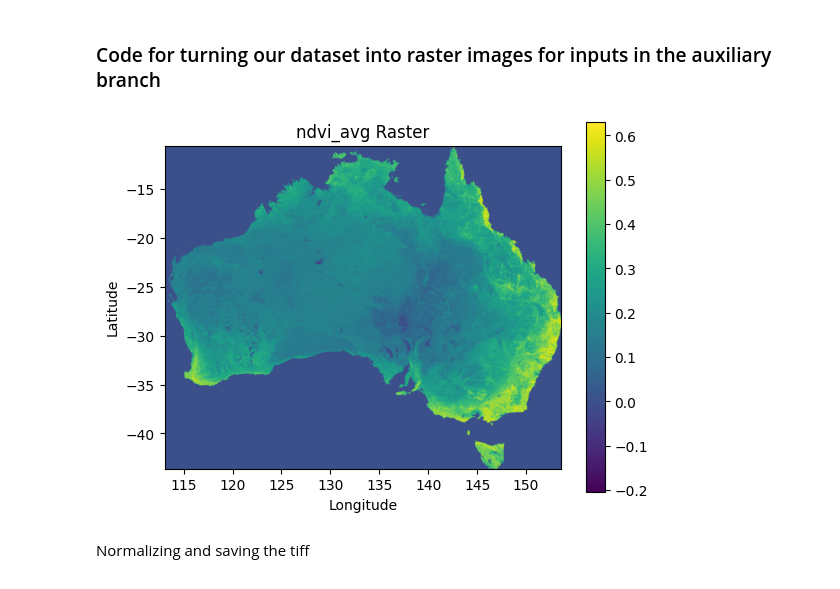
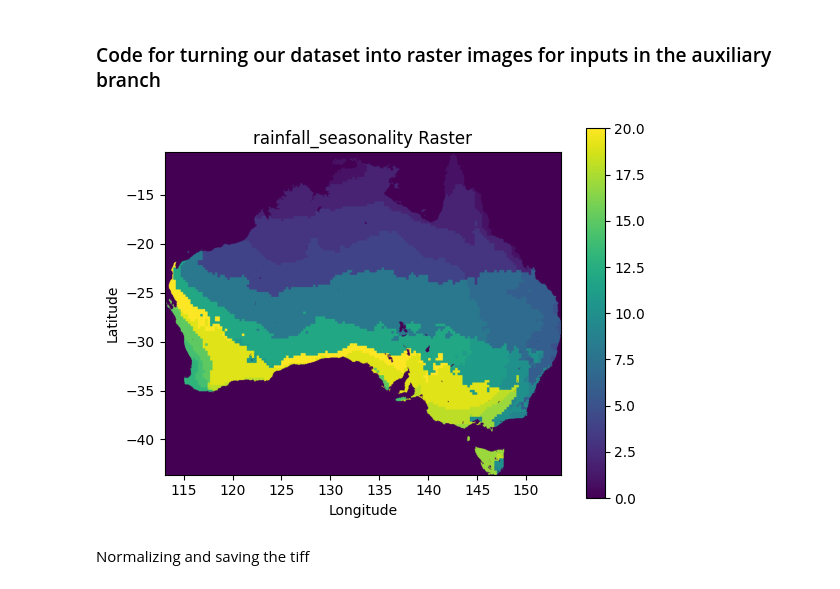
Before and after one commit to Roseparsley8972/CEGM2003-Water, a Jupyter notebook: New model/CNN_from_R/rastering_code/raster.ipynb, the cells around one changed output. Drawn from its saved outputs; the diff is of its cells as text; code cells hidden in the pictures.

```diff
--- a/New model/CNN_from_R/rastering_code/raster.ipynb
+++ b/New model/CNN_from_R/rastering_code/raster.ipynb
@@ -16,7 +16,7 @@ gdf = gpd.GeoDataFrame(
     crs="EPSG:3577"  # projection of australia
 )
 # %%
-target = 'ndvi_avg'
+target = 'rainfall_seasonality'
 # %%
 
 import rasterio
@@ -52,35 +52,44 @@ plt.title(f"{target} Raster")
 plt.xlabel("Longitude")
 plt.ylabel("Latitude")
 plt.show()
 
 #Save the raster to GeoTIFF so to be used as the input
 meta = {
     'driver': 'GTiff',
     'height': data_raster.shape[0],
     'width': data_raster.shape[1],
     'count': 1,
     'dtype': 'float32',
     'crs': 'EPSG:4326',
     'transform': transform,
 }
 
 if target == 'Rain mm/y':
     with rasterio.open("../images_for_CNN/rainfall_0p05deg.tif", 'w', **meta) as dst:
         dst.write(data_raster, 1)
 elif target == 'PET mm/y':
     with rasterio.open("../images_for_CNN/PET_0p05deg.tif", 'w', **meta) as dst:
         dst.write(data_raster, 1)
 elif target == 'elevation_mahd':
     with rasterio.open("../images_for_CNN/elevation_0p05deg.tif", 'w', **meta) as dst:
         dst.write(data_raster, 1)
 elif target == 'clay_perc':
     with rasterio.open("../images_for_CNN/clay_0p05deg.tif", 'w', **meta) as dst:
         dst.write(data_raster, 1)
-else:
+elif target == 'ndvi_avg':
     with rasterio.open("../images_for_CNN/ndvi_0p05deg.tif", 'w', **meta) as dst:
         dst.write(data_raster, 1)
+elif target == 'rainfall_seasonality':
+    with rasterio.open("../images_for_CNN/seasonality_0p05deg.tif", 'w', **meta) as dst:
+        dst.write(data_raster, 1)
+elif target == 'distance_to_coast_km':
+    with rasterio.open("../images_for_CNN/distance_0p05deg.tif", 'w', **meta) as dst:
+        dst.write(data_raster, 1)
+else:
+    with rasterio.open("../images_for_CNN/soil_class_0p05deg.tif", 'w', **meta) as dst:
+        dst.write(data_raster, 1)
 # %% [output]
-[figure, old version]
+[figure, new version]
 # %% [markdown]
 Normalizing and saving the tiff
 # %%
```
Also changed, not shown: parts of 4 cells of this notebook, 16 other files.
